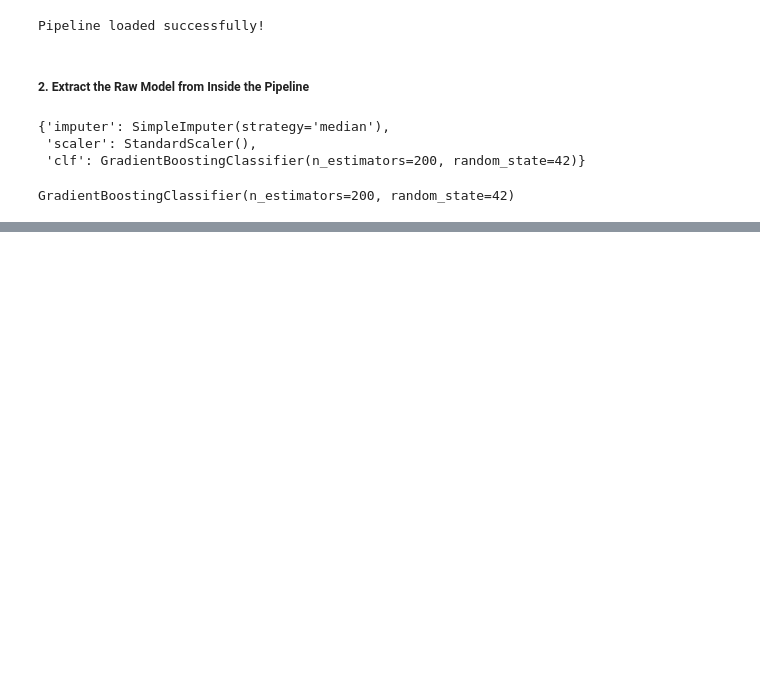
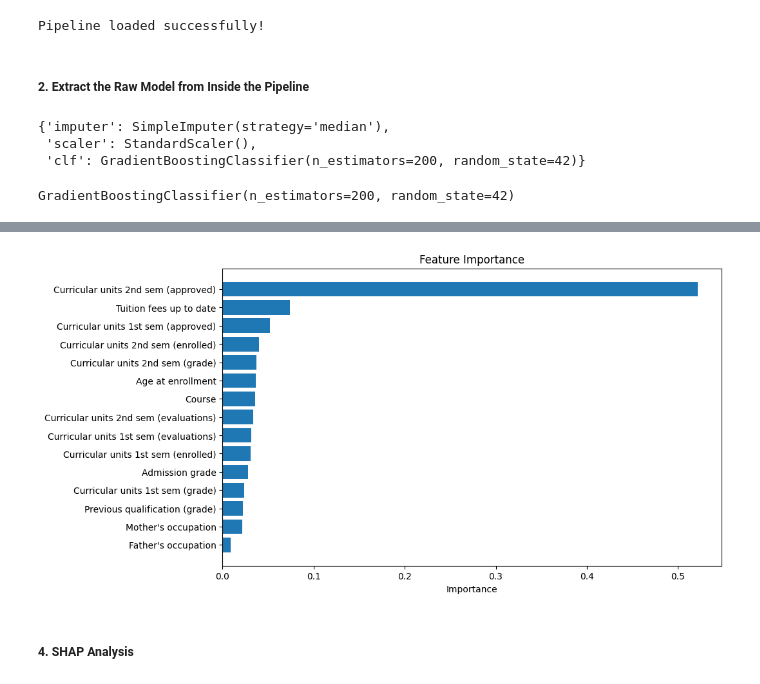
Before and after one commit to FogapNjinju/PredictingStudentAcademic, a Jupyter notebook: notebooks/07_final_analysis.ipynb, the cells around one changed output, grey strips where cells are left out. Drawn from its saved outputs; the diff is of its cells as text; code cells hidden in the pictures; blank space fills up the shorter version.

```diff
--- a/notebooks/07_final_analysis.ipynb
+++ b/notebooks/07_final_analysis.ipynb
@@ -25,3 +45,13 @@ raw_model = pipeline.named_steps["clf"]
 print(raw_model)
 # %% [output]
 GradientBoostingClassifier(n_estimators=200, random_state=42)
+# %%
+importances = raw_model.feature_importances_
+feature_names = pipeline.named_steps["imputer"].get_feature_names_out()
+
+fi = pd.DataFrame({
+    "Feature": feature_names,
+    "Importance": importances
+}).sort_values("Importance", ascending=False)
+
+fi.head(10)
@@ -27,0 +70,11 @@ GradientBoostingClassifier(n_estimators=200, random_state=42)
+# %%
+plt.figure(figsize=(10,6))
+plt.barh(fi["Feature"], fi["Importance"])
+plt.gca().invert_yaxis()
+plt.xlabel("Importance")
+plt.title("Feature Importance")
+plt.show()
+# %% [output]
+[figure, added]
+# %% [markdown]
+##### 4. SHAP Analysis
```
Also changed, not shown: parts of 2 cells of this notebook, 1 other file.
